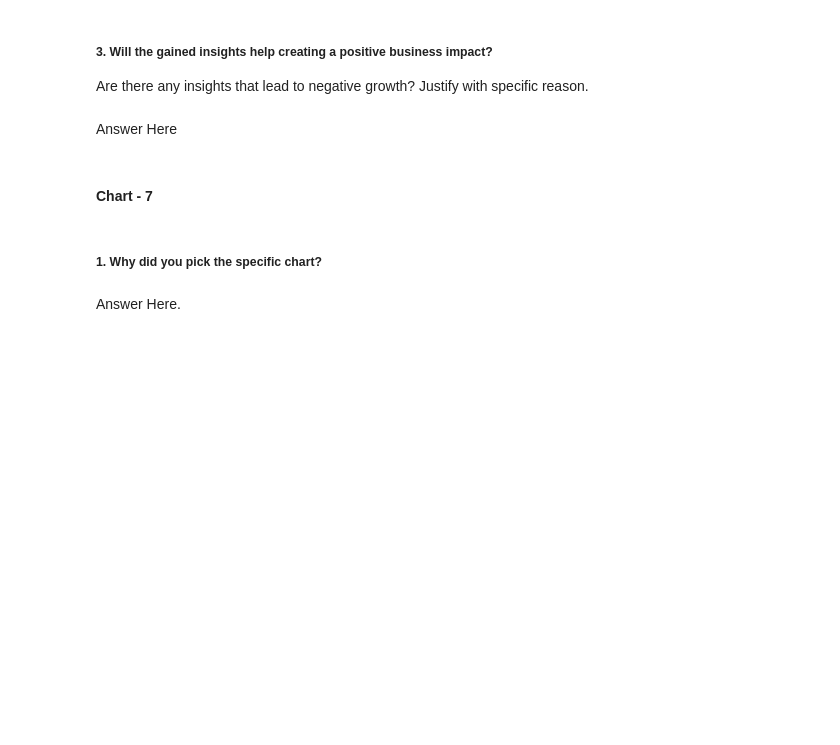
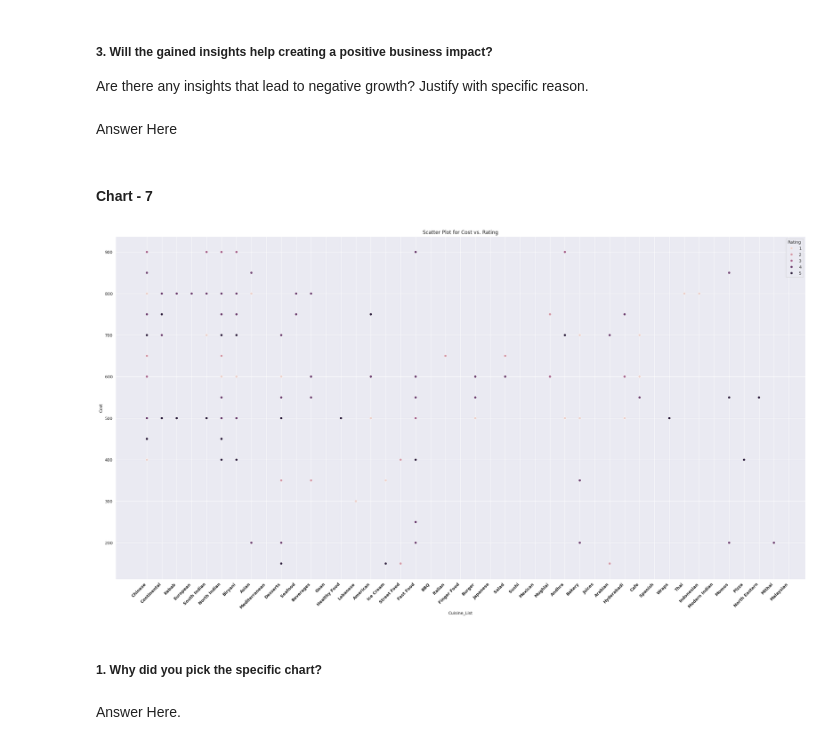
Before and after one commit to Manoharjha333/Zomato-Restaurant-Clustering-And-Sentiment-Analysis, a Jupyter notebook: Zomato_Restaurant_Clustering_And_Sentiment_Analysis.ipynb, the cells around one changed output. Saved outputs shown, nothing was run; the diff lists cells and outputs as text; code cells hidden in the pictures; blank space fills up the shorter version.

```diff
--- a/Zomato_Restaurant_Clustering_And_Sentiment_Analysis.ipynb
+++ b/Zomato_Restaurant_Clustering_And_Sentiment_Analysis.ipynb
@@ -836,3 +848,16 @@ Answer Here
+# %%
+# Chart - 7 visualization code
+
+plt.figure(figsize=(30, 15))
+scatterplot = sns.scatterplot(data=meta_df, x='Cuisine_List', y='Cost', hue='Rating')
+
+# Rotate x-axis labels and make them bold
+scatterplot.set_xticklabels(scatterplot.get_xticklabels(), rotation=45, horizontalalignment='right', fontweight='bold')
+
+plt.title('Scatter Plot for Cost vs. Rating')
+plt.show()
+# %% [output]
+[figure, added]
 # %% [markdown]
 ##### 1. Why did you pick the specific chart?
 # %% [markdown]
```
Also changed, not shown: parts of 24 cells of this notebook.
